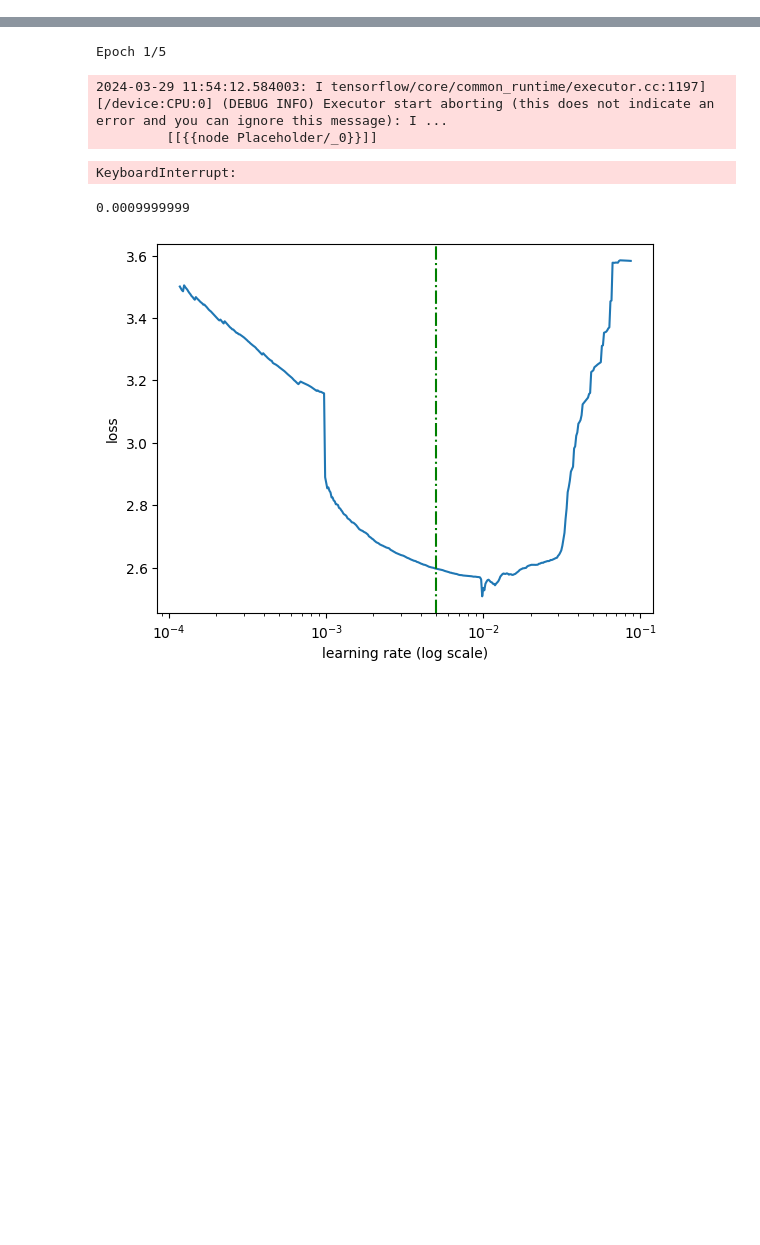
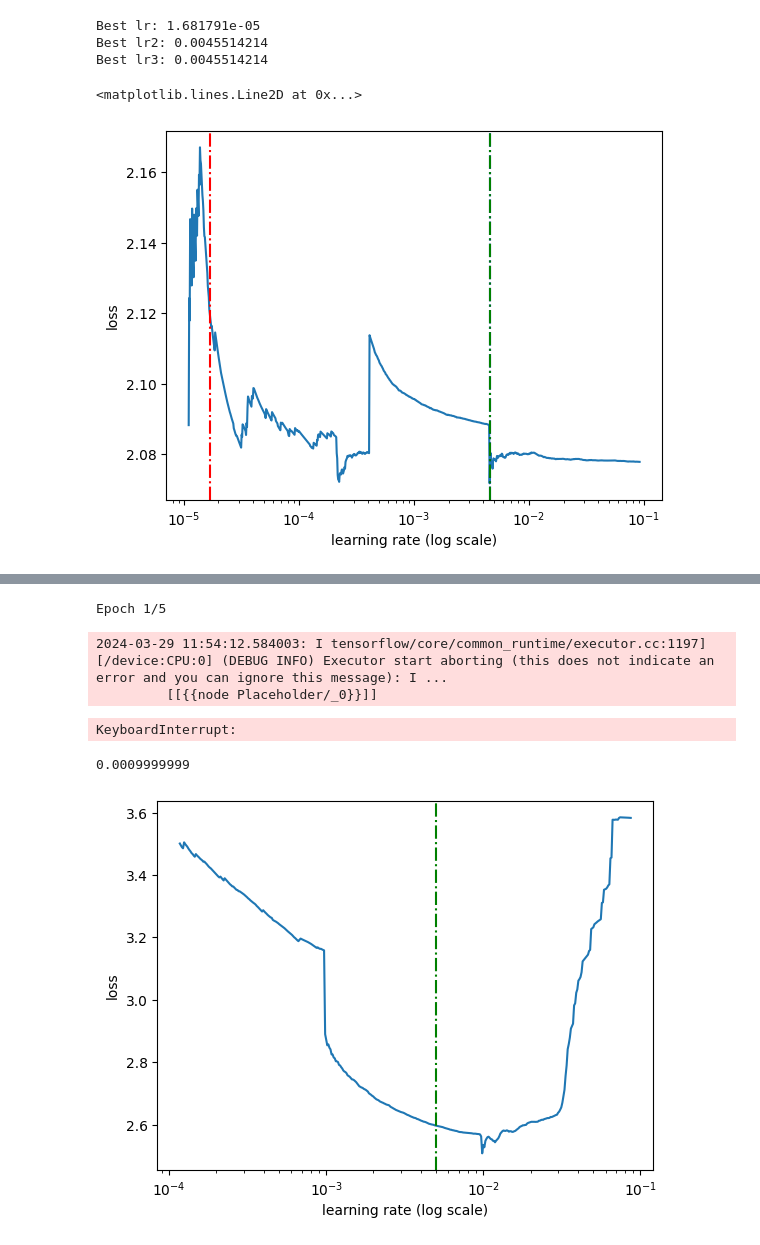
Before and after one commit to JuniRechter/InsertAugmentation-model, a Jupyter notebook: currentWIPs/Untitled10.ipynb, the cells around one changed output, grey strips where cells are left out. Drawn from its saved outputs; the diff is of its cells as text; code cells hidden in the pictures; blank space fills up the shorter version.

```diff
--- a/currentWIPs/Untitled10.ipynb
+++ b/currentWIPs/Untitled10.ipynb
@@ -549,5 +564,5 @@ model = model_build()
 # %%
-lr=1e-6
+lr=0.01158504
 opt=Adam(learning_rate=lr)
 loss="categorical_crossentropy"
 
@@ -564,3 +585,8 @@ group=None
+# %%
+kfold = StratifiedGroupKFold(n_splits=5, shuffle=True, random_state=42)
+Y = np.array(train['id'])
+group = get_group(train, "CT_loc")
+group_name="CTloc"
 # %%
 def get_train_weights(train_df, empties_length):
     class_weights = []
@@ -576,7 +602,9 @@ def get_train_weights(train_df, empties_length):
     return class_weights, night_weights
 # %%
 BATCH=256
-INSERTS=False
-SPP_BAL=False
-UPSAMPLE=True
+INSERTS=True
+SPP_BAL=True
+NIGHT_BAL=False
+LOC_BAL=False
+UPSAMPLE=False
 MAX_SAMPLE=80000
@@ -582,0 +684,17 @@ MAX_SAMPLE=80000
+# %%
+traingen = TrainingDataGenerator(df=train_df, crops= crops,
+                                 batch_size = BATCH,
+                                 y_col = {'id': 'id', 'domain': 'domain',
+                                          'sin_date': 'sin_doy', 'cos_date': 'cos_doy'},
+                                 X_col = {'path': 'path', 'Empty': 'Empty', 'Night': 'Night'},
+                                 model_name="DenseNet201",
+                                 shuffle = True, inserts=True, weights=train_weights, night_weights=night_weights)
+valgen = ValidationDataGenerator(val_df,
+                                 batch_size = BATCH,
+                                 y_col = {'id': 'id', 'domain': 'domain',
+                                          'sin_date': 'sin_doy', 'cos_date': 'cos_doy'},
+                                 X_col = {'path': 'path'},
+                                 model_name="DenseNet201",
+                                 shuffle = True)
+
+history = model.fit(traingen, epochs=1, validation_data=valgen)
@@ -720,3 +786,20 @@ Epoch 1/3
+# %%
+best_lr = lr_finder.get_best_lr(sma=20)
+best_2 = lr_finder.get_best_lr(n_skip_beginning=75, n_skip_end=5, sma=20)
+best_3 = lr_finder.get_best_lr(n_skip_beginning=150, n_skip_end=5, sma=20)
+print("Best lr: " + str(best_lr))
+print("Best lr2: " + str(best_2))
+print("Best lr3: " + str(best_3), flush=True)
+axs = plot_loss()
+axs.axvline(x=best_lr, c='r', linestyle='-.')
+axs.axvline(x=best_2, c='b', linestyle='-.')
+axs.axvline(x=best_3, c='g', linestyle='-.')
+# %% [output]
+Best lr: 1.681791e-05
+Best lr2: 0.0045514214
+Best lr3: 0.0045514214
+<matplotlib.lines.Line2D at 0x...>
+[figure, added]
 # %%
 train_weights, train_sample = get_train_weights(train_df)
 train_weights.pop(18)
```
Also changed, not shown: parts of 12 cells of this notebook.
